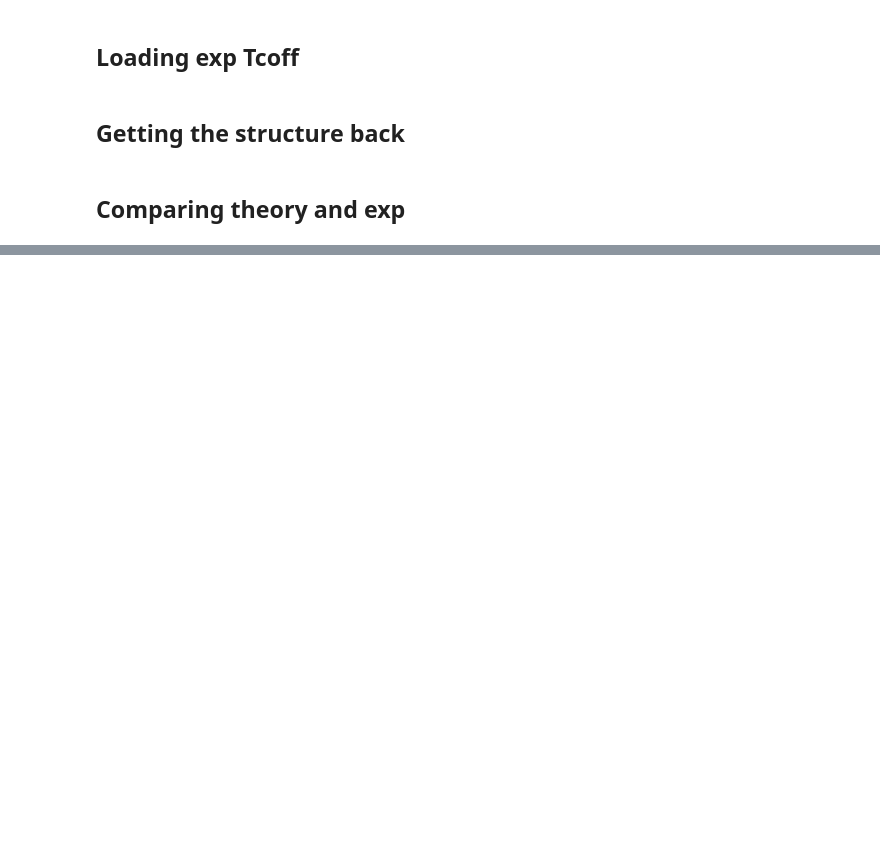
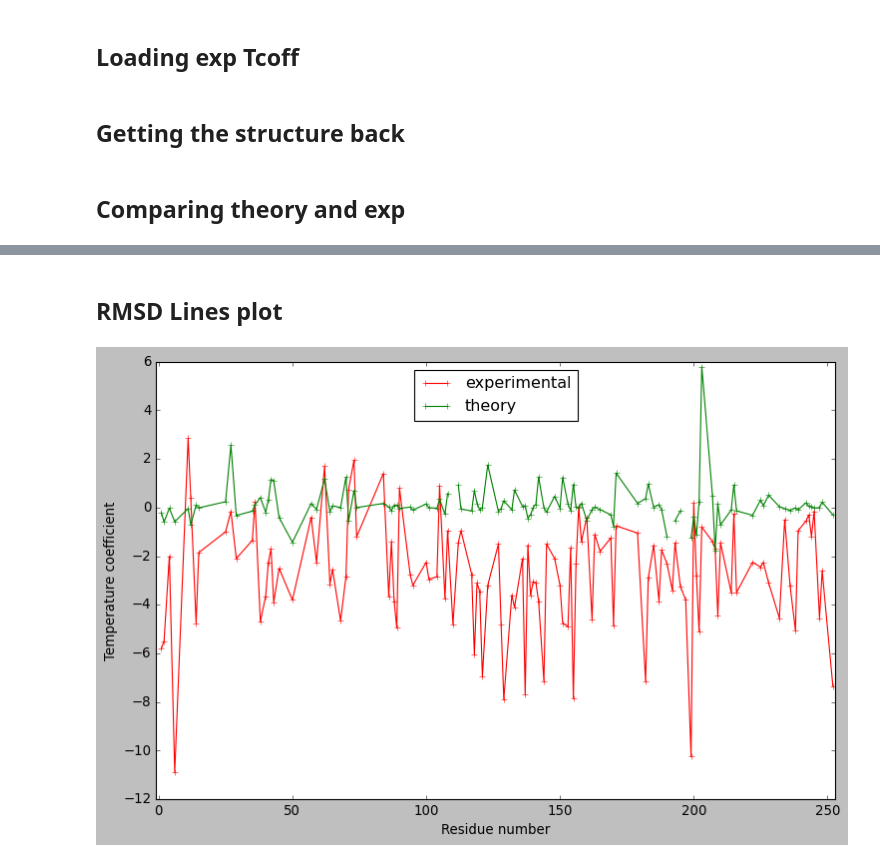
Before and after one commit to agheeraert/figures_notebook, a Jupyter notebook: tcoff_infer.ipynb, the cells around one changed output, grey strips where cells are left out. Cells and saved outputs as stored; diff of their text form; code cells hidden in the pictures; blank space fills up the shorter version.

```diff
--- a/tcoff_infer.ipynb
+++ b/tcoff_infer.ipynb
@@ -119,0 +104,17 @@ expVt(dh_exp, dh_theo)
+# %% [markdown]
+## RMSD Lines plot
+# %%
+def expVt_lines(exp_values, t_values, dT=20):
+    fig, ax = plt.subplots(1,1,figsize=[9.6, 6.4])
+    merge = exp_values.merge(t_values, how='left', on='NUM')
+    ax.plot(merge['NUM'], merge['TCOFF_x'], color='red', marker='+', label='experimental')
+    ax.plot(merge['NUM'], merge['TCOFF_y'], color='green', marker='+', label='theory')
+    plt.legend(loc='upper center')
+    ax.set_xlim(-1,253)
+    ax.set_ylabel('Temperature coefficient')
+    ax.set_xlabel('Residue number')
+    fig.tight_layout()
+
+expVt_lines(dh_exp, dh_theo)
+# %% [output]
+[figure, added]
```
Also changed, not shown: parts of 4 cells of this notebook, 1 other file.
